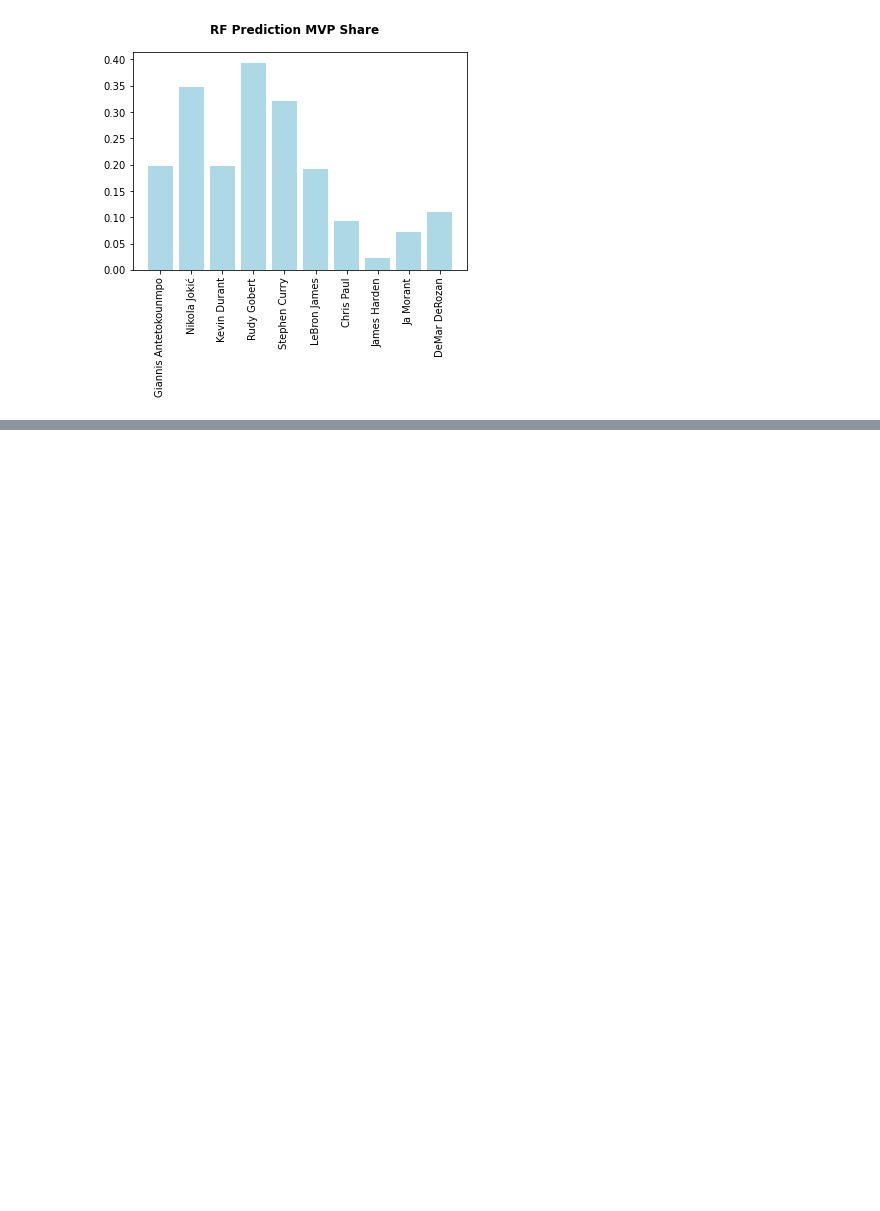
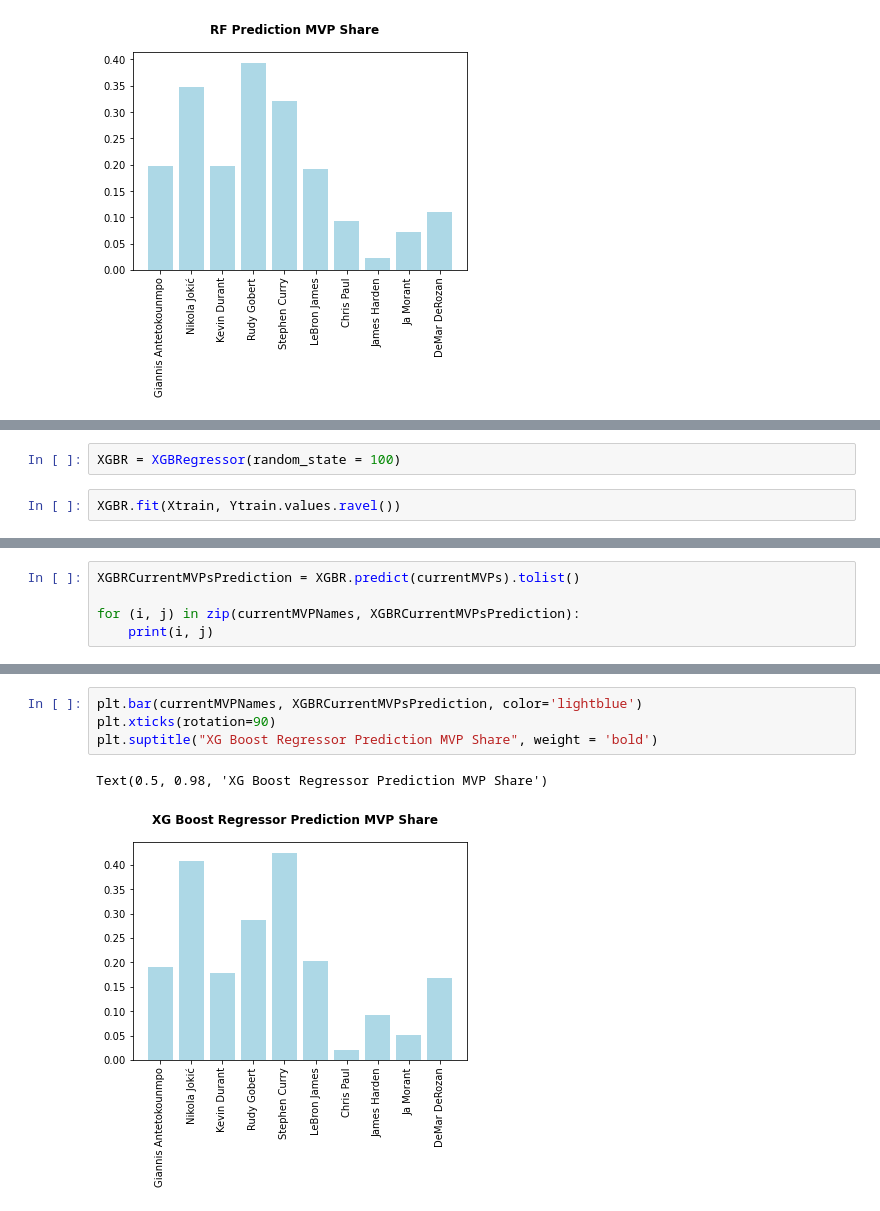
Before and after one commit to shehanbandara/PredictNBAMVP, a Jupyter notebook: main.ipynb, the cells around one changed output, grey strips where cells are left out. Drawn from its saved outputs; the diff is of its cells as text; blank space fills up the shorter version.

Commit message:
XG Boost Regressor prediction
XG Boost Regressor prediction

```diff
--- a/main.ipynb
+++ b/main.ipynb
@@ -185,0 +189,4 @@ Text(0.5, 0.98, 'RF Prediction MVP Share')
+# %%
+XGBR = XGBRegressor(random_state = 100)
+# %%
+XGBR.fit(Xtrain, Ytrain.values.ravel())
@@ -185,0 +203,5 @@ Text(0.5, 0.98, 'RF Prediction MVP Share')
+# %%
+XGBRCurrentMVPsPrediction = XGBR.predict(currentMVPs).tolist()
+
+for (i, j) in zip(currentMVPNames, XGBRCurrentMVPsPrediction):
+    print(i, j)
@@ -185,0 +219,7 @@ Text(0.5, 0.98, 'RF Prediction MVP Share')
+# %%
+plt.bar(currentMVPNames, XGBRCurrentMVPsPrediction, color='lightblue')
+plt.xticks(rotation=90)
+plt.suptitle("XG Boost Regressor Prediction MVP Share", weight = 'bold')
+# %% [output]
+Text(0.5, 0.98, 'XG Boost Regressor Prediction MVP Share')
+[figure, added]
```
Also changed, not shown: parts of 4 cells of this notebook.
